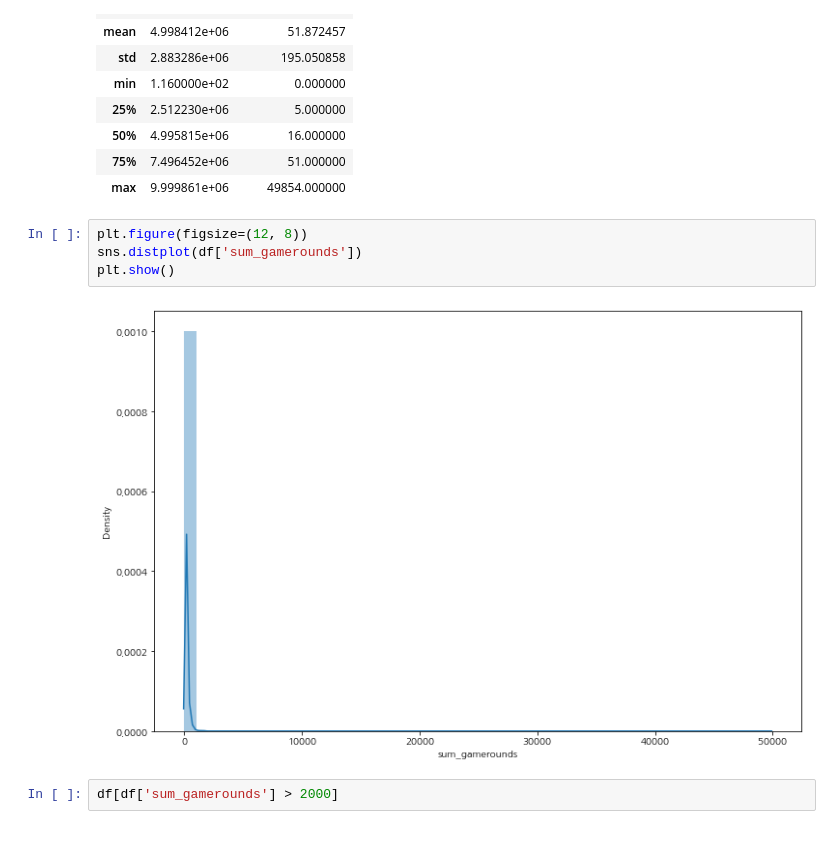
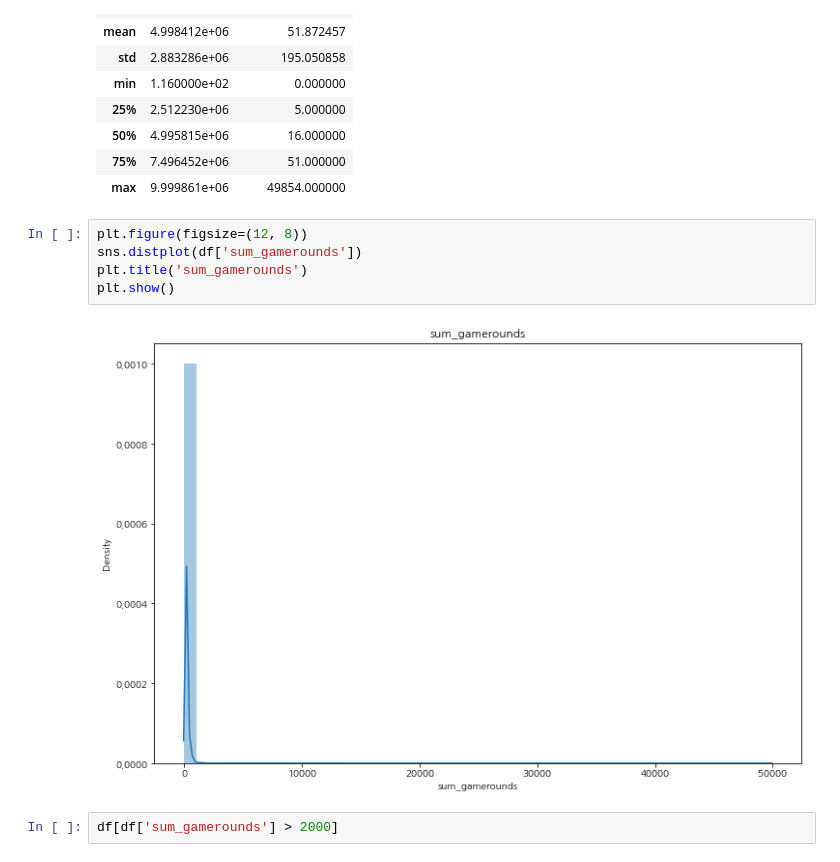
Before and after one commit to seonydg/ml-A-B-test-mobile-games-version-up, a Jupyter notebook: A-B-test-mobile-games-version-up.ipynb, the cells around one changed output. Saved outputs shown, nothing was run; the diff lists cells and outputs as text.

```diff
--- a/A-B-test-mobile-games-version-up.ipynb
+++ b/A-B-test-mobile-games-version-up.ipynb
@@ -64,9 +64,10 @@ df.describe()
 # %%
 plt.figure(figsize=(12, 8))
 sns.distplot(df['sum_gamerounds'])
+plt.title('sum_gamerounds')
 plt.show()
 # %% [output]
-[figure, old version]
+[figure, new version]
 # %%
 df[df['sum_gamerounds'] > 2000]
 # %% [output]
```
Also changed, not shown: parts of 6 cells of this notebook.
